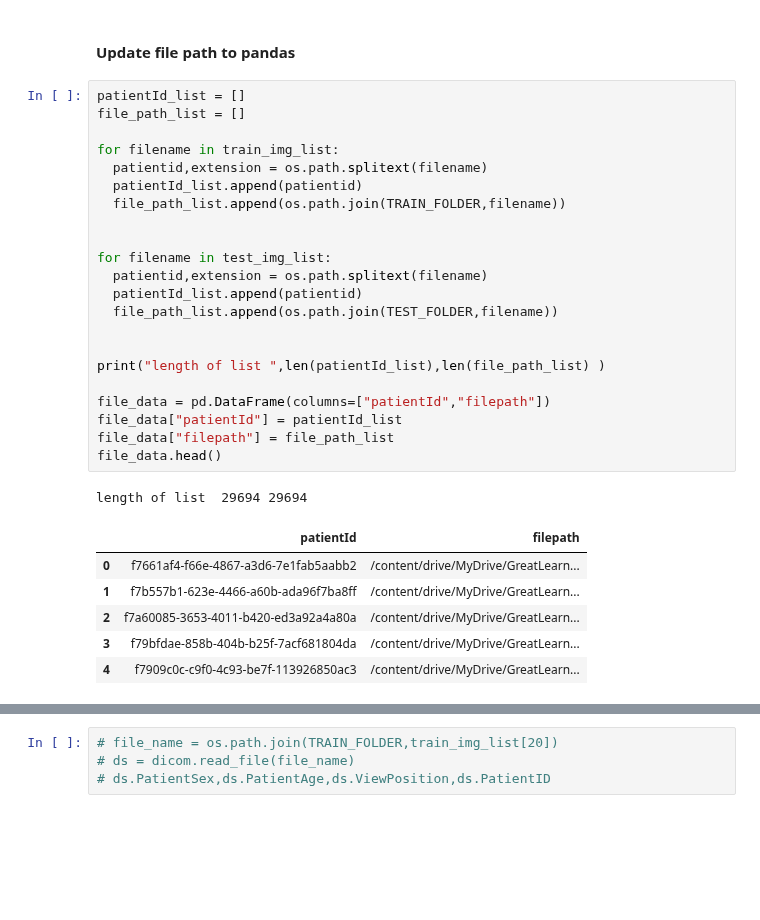
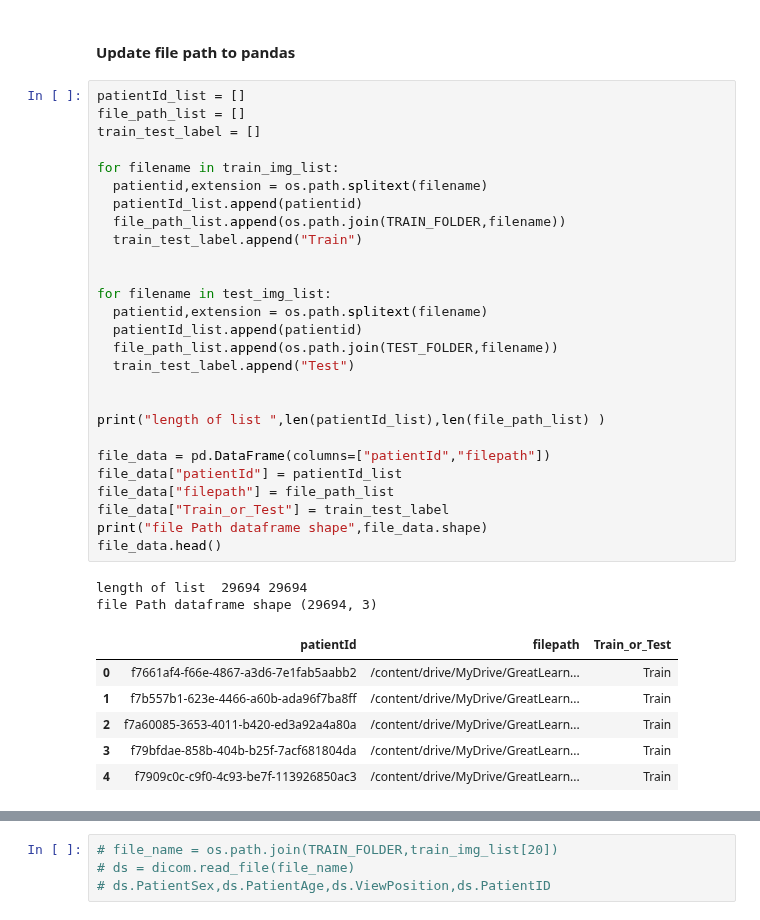
Before and after one commit to baalasangar/MLAI, a Jupyter notebook: 13_Capstone/Image_classification.ipynb, the cells around one changed output, grey strips where cells are left out. Cells and saved outputs as stored; diff of their text form; blank space fills up the shorter version.

```diff
--- a/13_Capstone/Image_classification.ipynb
+++ b/13_Capstone/Image_classification.ipynb
@@ -176,32 +189,38 @@ Available file extension on test {'.dcm'}
 # %%
 patientId_list = []
 file_path_list = []
+train_test_label = []
 
 for filename in train_img_list:
   patientid,extension = os.path.splitext(filename)
   patientId_list.append(patientid)
   file_path_list.append(os.path.join(TRAIN_FOLDER,filename))
+  train_test_label.append("Train")
 
 
 for filename in test_img_list:
   patientid,extension = os.path.splitext(filename)
   patientId_list.append(patientid)
   file_path_list.append(os.path.join(TEST_FOLDER,filename))
+  train_test_label.append("Test")
 
 
 print("length of list ",len(patientId_list),len(file_path_list) )
 
 file_data = pd.DataFrame(columns=["patientId","filepath"])
 file_data["patientId"] = patientId_list
 file_data["filepath"] = file_path_list
+file_data["Train_or_Test"] = train_test_label
+print("file Path dataframe shape",file_data.shape)
 file_data.head()
 # %% [output]
 length of list  29694 29694
+file Path dataframe shape (29694, 3)
-|  | patientId | filepath |
-| 0 | f7661af4-f66e-4867-a3d6-7e1fab5aabb2 | /content/drive/MyDrive/GreatLearn... |
-| 1 | f7b557b1-623e-4466-a60b-ada96f7ba8ff | /content/drive/MyDrive/GreatLearn... |
-| 2 | f7a60085-3653-4011-b420-ed3a92a4a80a | /content/drive/MyDrive/GreatLearn... |
-| 3 | f79bfdae-858b-404b-b25f-7acf681804da | /content/drive/MyDrive/GreatLearn... |
-| 4 | f7909c0c-c9f0-4c93-be7f-113926850ac3 | /content/drive/MyDrive/GreatLearn... |
+|  | patientId | filepath | Train_or_Test |
+| 0 | f7661af4-f66e-4867-a3d6-7e1fab5aabb2 | /content/drive/MyDrive/GreatLearn... | Train |
+| 1 | f7b557b1-623e-4466-a60b-ada96f7ba8ff | /content/drive/MyDrive/GreatLearn... | Train |
+| 2 | f7a60085-3653-4011-b420-ed3a92a4a80a | /content/drive/MyDrive/GreatLearn... | Train |
+| 3 | f79bfdae-858b-404b-b25f-7acf681804da | /content/drive/MyDrive/GreatLearn... | Train |
+| 4 | f7909c0c-c9f0-4c93-be7f-113926850ac3 | /content/drive/MyDrive/GreatLearn... | Train |
 # %%
 train_data = train_data.join(file_data.set_index("patientId"),on="patientId")
```
Also changed, not shown: parts of 12 cells of this notebook.
